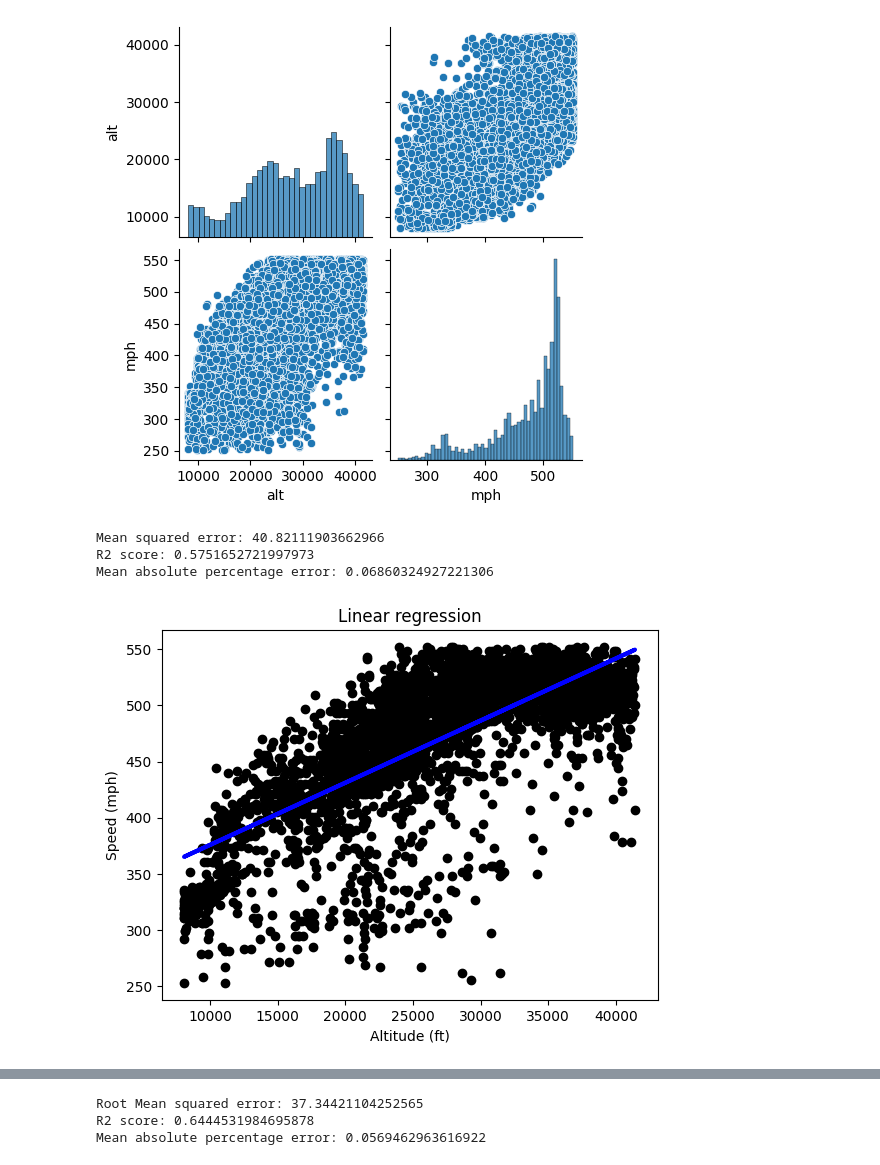
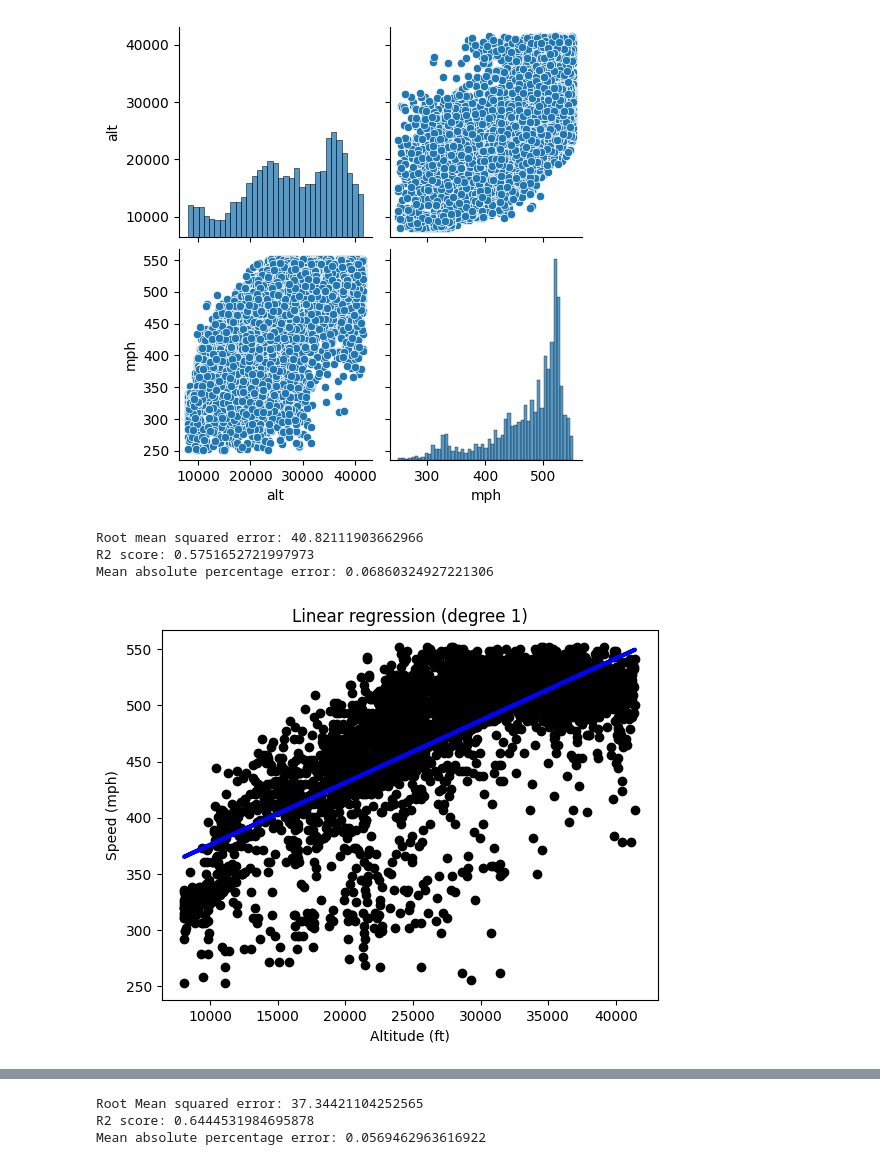
Before and after one commit to jnshort/FlightDataML, a Jupyter notebook: Results.ipynb, the cells around one changed output, grey strips where cells are left out. Drawn from its saved outputs; the diff is of its cells as text; code cells hidden in the pictures.

```diff
--- a/Results.ipynb
+++ b/Results.ipynb
@@ -64,36 +64,36 @@ plt.show()
 # %%
 # Split data
 X = data['alt'].values.reshape(-1, 1)
 y = data['mph'].values.reshape(-1, 1)
 X_train, X_test, y_train, y_test = train_test_split(X, y, test_size=0.2, random_state=42)
 
 # Linear regression
 model = LinearRegression()
 model.fit(X_train, y_train)
 y_pred = model.predict(X_test)
 
 # Metrics
 mse = mean_squared_error(y_test, y_pred)
 rmse = np.sqrt(mse)
 r2 = r2_score(y_test, y_pred)
 mape = mean_absolute_percentage_error(y_test, y_pred)
-print(f'Mean squared error: {rmse}')
+print(f'Root mean squared error: {rmse}')
 print(f'R2 score: {r2}')
 print(f'Mean absolute percentage error: {mape}')
 
 # Plot results
 plt.scatter(X_test, y_test, color='black')
 plt.plot(X_test, y_pred, color='blue', linewidth=3)
 plt.xlabel('Altitude (ft)')
 plt.ylabel('Speed (mph)')
-plt.title('Linear regression')
+plt.title('Linear regression (degree 1)')
 plt.savefig('images/linear_regression_degree_1.png')
 plt.show()
 # %% [output]
-Mean squared error: 40.82111903662966
+Root mean squared error: 40.82111903662966
 R2 score: 0.5751652721997973
 Mean absolute percentage error: 0.06860324927221306
-[figure, old version]
+[figure, new version]
 # %%
 # Polynomial regression
 poly = PolynomialFeatures(degree=2)
```
Also changed, not shown: parts of 6 cells of this notebook, 7 other files.
